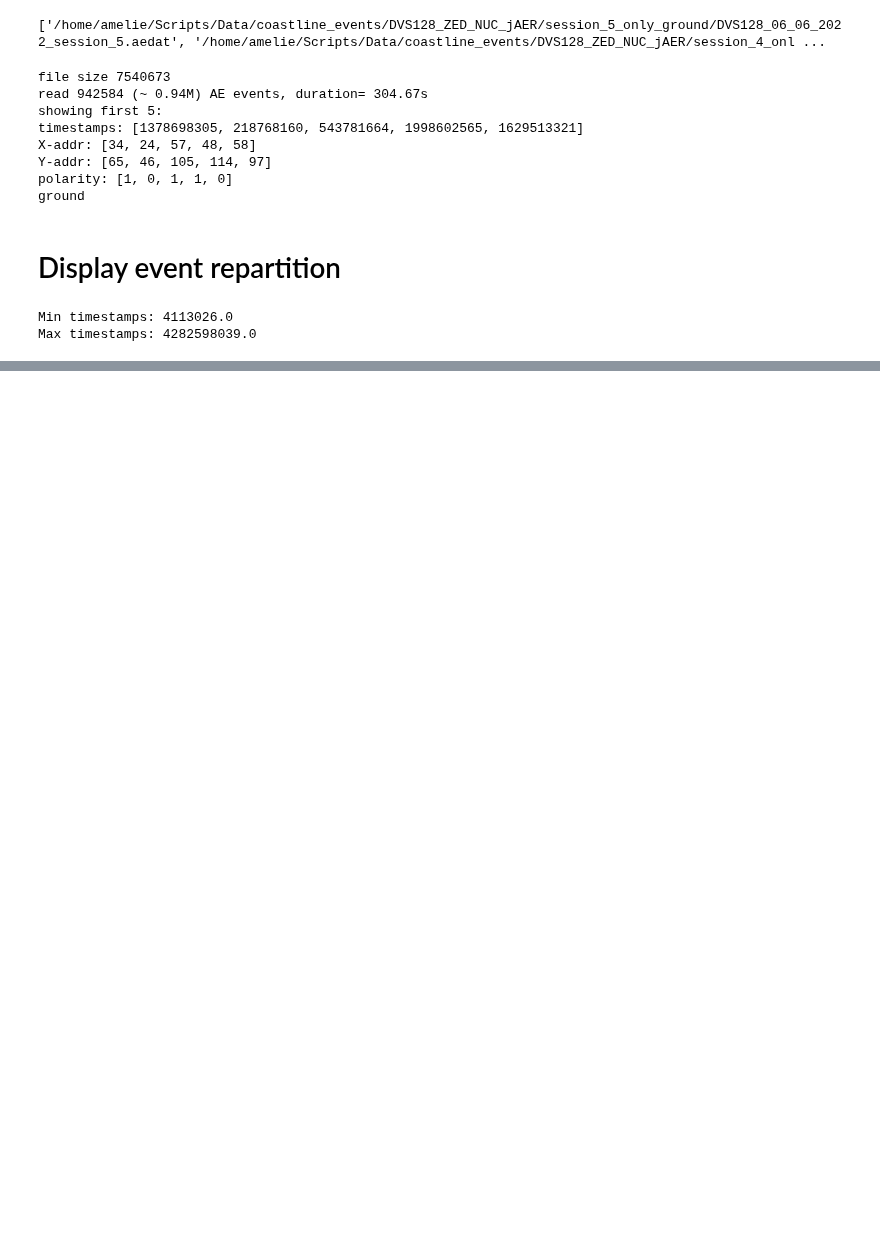
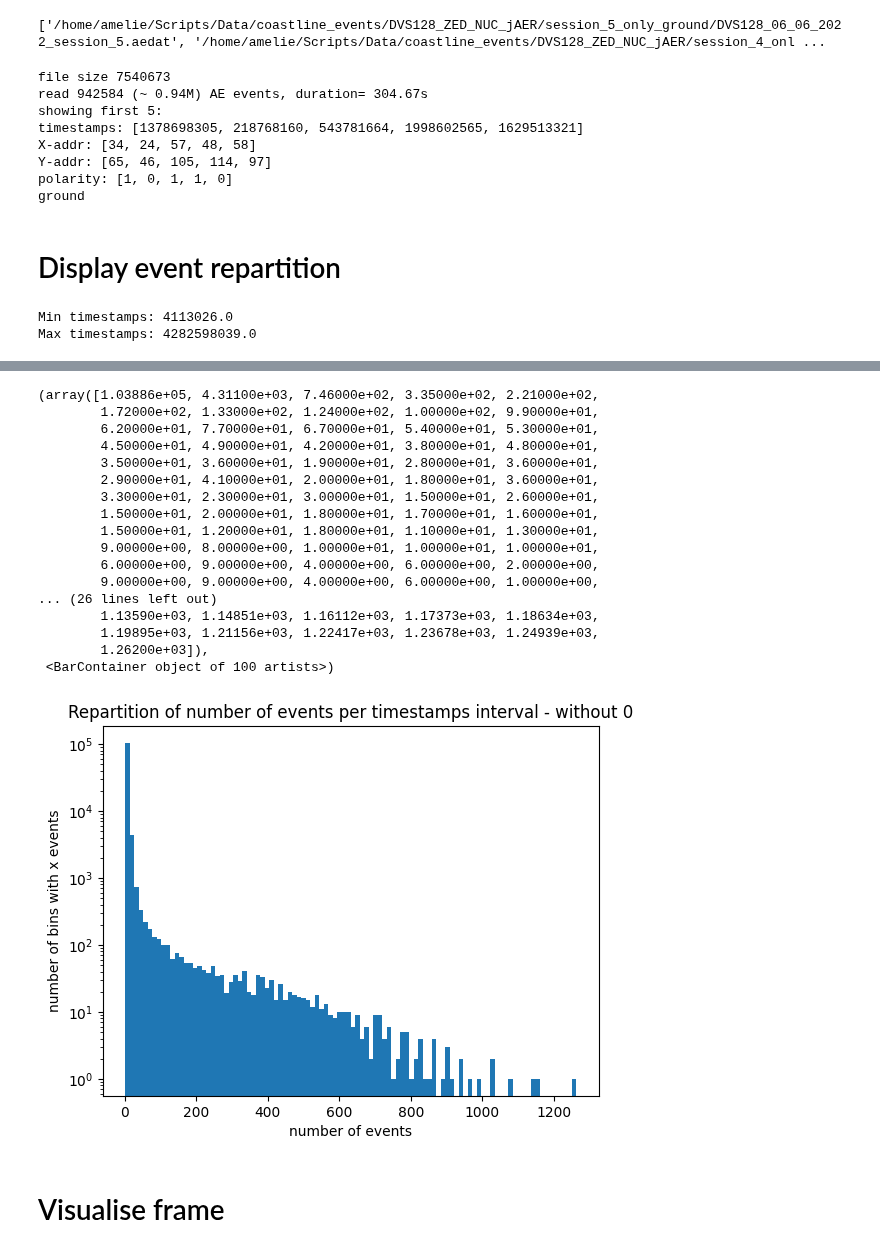
Before and after one commit to AntoineGrimaldi/aprovhots, a Jupyter notebook: dev/2022-10-14_check_data.ipynb, the cells around one changed output, grey strips where cells are left out. Cells and saved outputs as stored; diff of their text form; code cells hidden in the pictures; blank space fills up the shorter version.

```diff
--- a/dev/2022-10-14_check_data.ipynb
+++ b/dev/2022-10-14_check_data.ipynb
@@ -93,0 +108,30 @@ print(r'Empty bins for bin={frame_bin}:', nb_events_per_bin.count(0))
+# %%
+plt.title('Repartition of number of events per timestamps interval - without 0')
+plt.yscale('log')
+plt.xlabel('number of events')
+plt.ylabel('number of bins with x events')
+plt.hist(
+    list(filter(lambda x: x != 0, nb_events_per_bin)),
+    bins=100
+)
+# %% [output]
+(array([1.03886e+05, 4.31100e+03, 7.46000e+02, 3.35000e+02, 2.21000e+02,
+        1.72000e+02, 1.33000e+02, 1.24000e+02, 1.00000e+02, 9.90000e+01,
+        6.20000e+01, 7.70000e+01, 6.70000e+01, 5.40000e+01, 5.30000e+01,
+        4.50000e+01, 4.90000e+01, 4.20000e+01, 3.80000e+01, 4.80000e+01,
+        3.50000e+01, 3.60000e+01, 1.90000e+01, 2.80000e+01, 3.60000e+01,
+        2.90000e+01, 4.10000e+01, 2.00000e+01, 1.80000e+01, 3.60000e+01,
+        3.30000e+01, 2.30000e+01, 3.00000e+01, 1.50000e+01, 2.60000e+01,
+        1.50000e+01, 2.00000e+01, 1.80000e+01, 1.70000e+01, 1.60000e+01,
+        1.50000e+01, 1.20000e+01, 1.80000e+01, 1.10000e+01, 1.30000e+01,
+        9.00000e+00, 8.00000e+00, 1.00000e+01, 1.00000e+01, 1.00000e+01,
+        6.00000e+00, 9.00000e+00, 4.00000e+00, 6.00000e+00, 2.00000e+00,
+        9.00000e+00, 9.00000e+00, 4.00000e+00, 6.00000e+00, 1.00000e+00,
+... (26 lines left out)
+        1.13590e+03, 1.14851e+03, 1.16112e+03, 1.17373e+03, 1.18634e+03,
+        1.19895e+03, 1.21156e+03, 1.22417e+03, 1.23678e+03, 1.24939e+03,
+        1.26200e+03]),
+ <BarContainer object of 100 artists>)
+[figure, added]
+# %% [markdown]
+# Visualise frame
```
Also changed, not shown: parts of 14 cells of this notebook.
